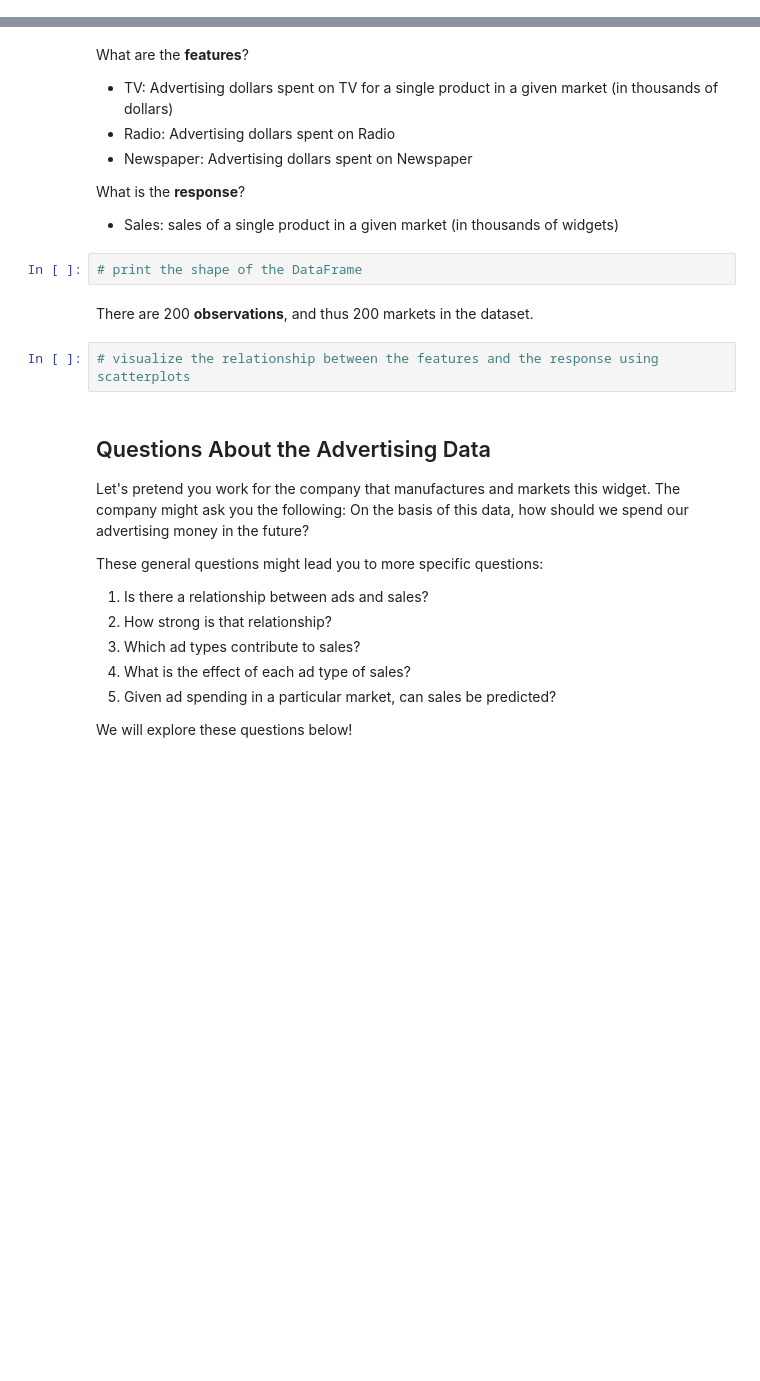
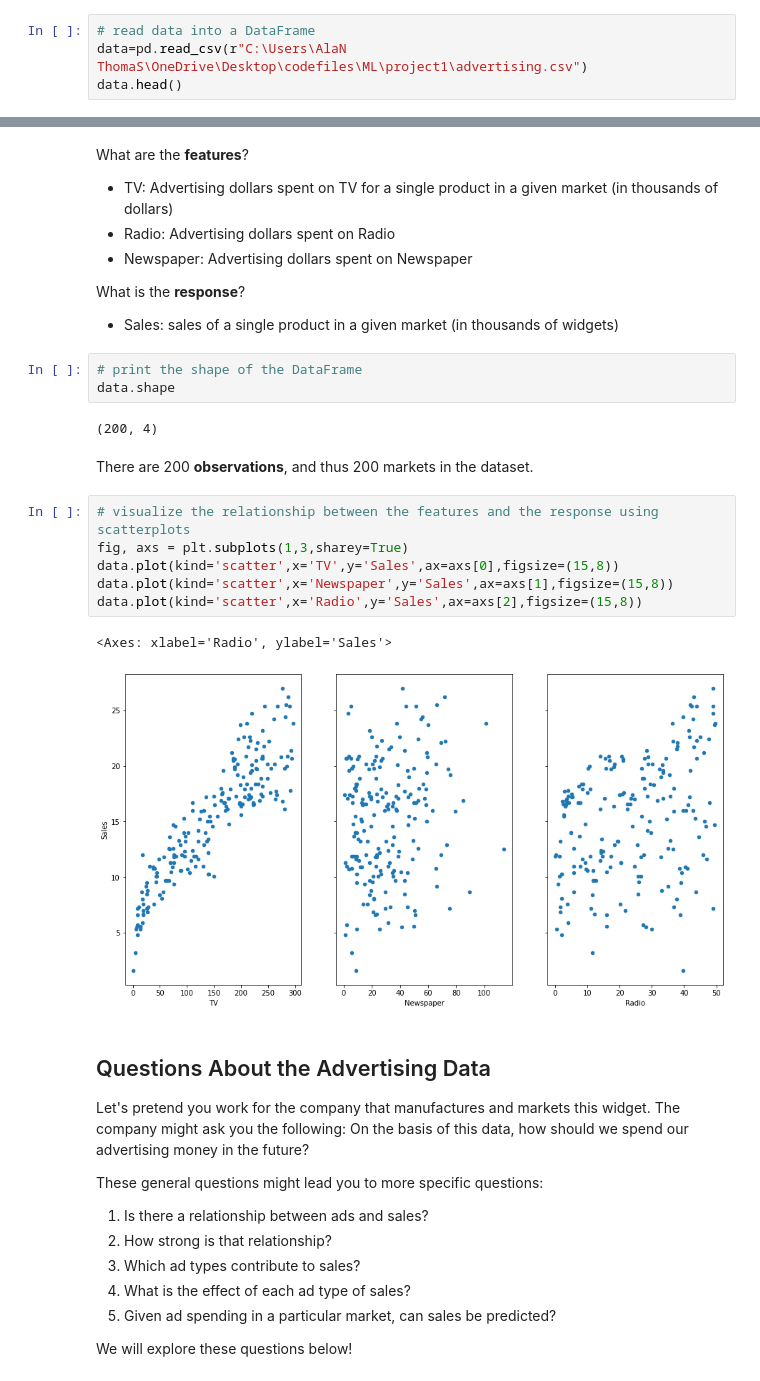
Before and after one commit to aleenathomas97/INTERNSOFTcodefiles, a Jupyter notebook: Linear Regression new.ipynb, the cells around one changed output, grey strips where cells are left out. Drawn from its saved outputs; the diff is of its cells as text; blank space fills up the shorter version.

Commit message:
machine learning model using linear regression

```diff
--- a/Linear Regression new.ipynb
+++ b/Linear Regression new.ipynb
@@ -41,0 +42,4 @@ Let's take a look at some data, ask some questions about that data, and then use
+# %%
+# read data into a DataFrame
+data=pd.read_csv(r"C:\Users\AlaN ThomaS\OneDrive\Desktop\codefiles\ML\project1\advertising.csv")
+data.head()
@@ -49,10 +60,20 @@ What is the **response**?
 - Sales: sales of a single product in a given market (in thousands of widgets)
 # %%
 # print the shape of the DataFrame
+data.shape
+# %% [output]
+(200, 4)
 # %% [markdown]
 There are 200 **observations**, and thus 200 markets in the dataset.
-# %%
-# visualize the relationship between the features and the response using scatterplots
+# %%
+# visualize the relationship between the features and the response using scatterplots
+fig, axs = plt.subplots(1,3,sharey=True)
+data.plot(kind='scatter',x='TV',y='Sales',ax=axs[0],figsize=(15,8))
+data.plot(kind='scatter',x='Newspaper',y='Sales',ax=axs[1],figsize=(15,8))
+data.plot(kind='scatter',x='Radio',y='Sales',ax=axs[2],figsize=(15,8))
+# %% [output]
+<Axes: xlabel='Radio', ylabel='Sales'>
+[figure, added]
 # %% [markdown]
 ## Questions About the Advertising Data
 
```
Also changed, not shown: parts of 18 cells of this notebook, 1 other file.
